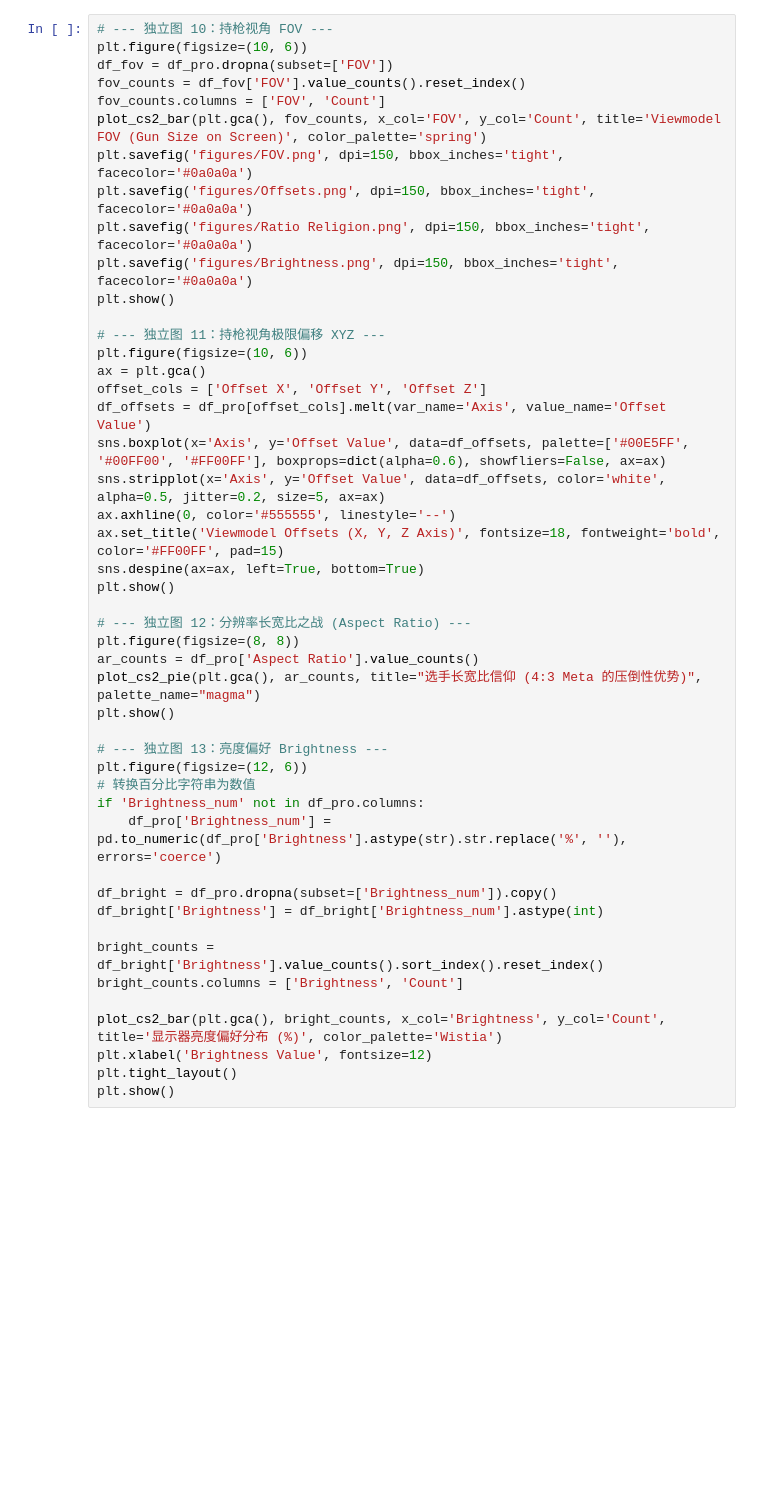
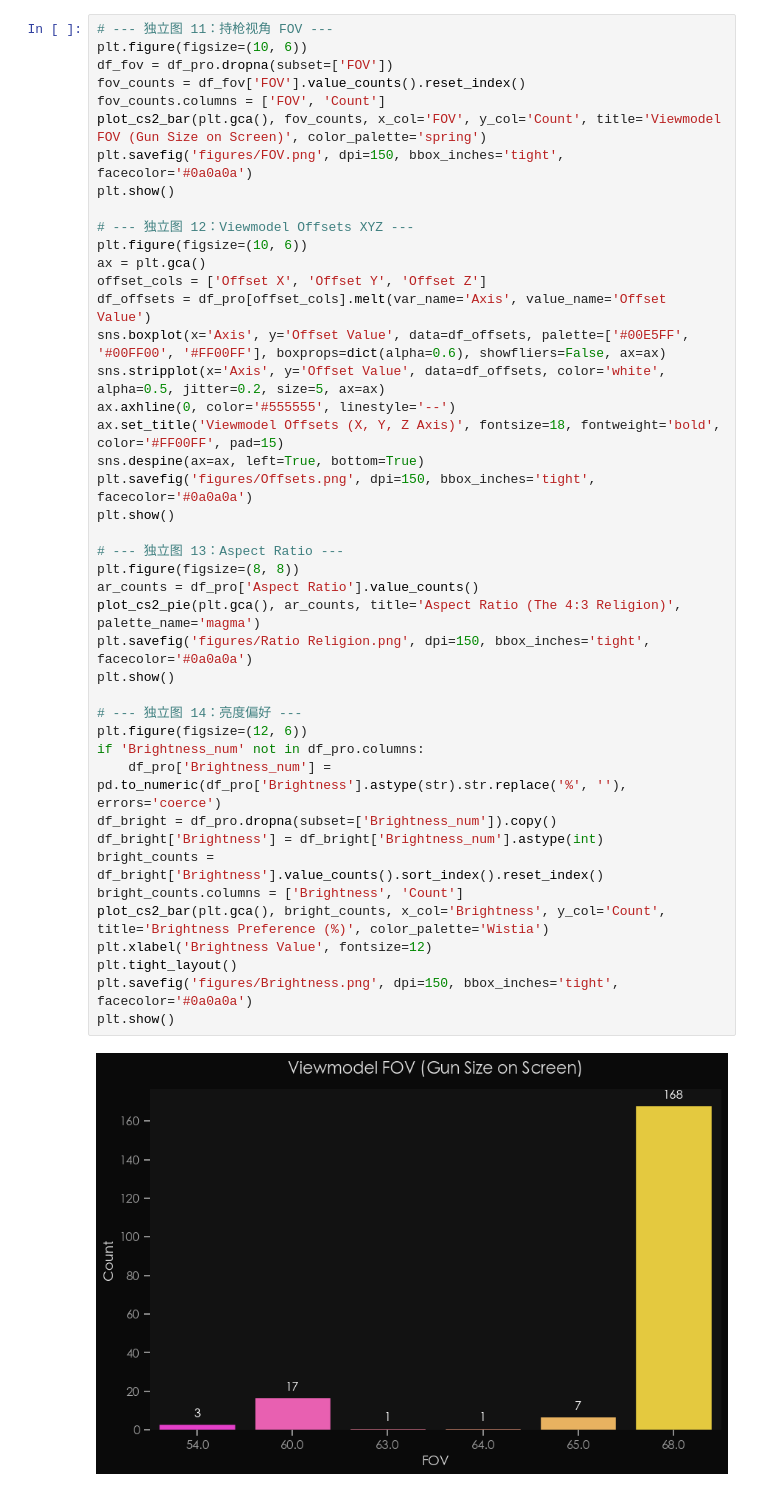
Before and after one commit to Starfie1d1272/CS2-Pro-Settings, a Jupyter notebook: 03_final_report.ipynb, the cells around one changed output. Cells and saved outputs as stored; diff of their text form; blank space fills up the shorter version.

```diff
--- a/03_final_report.ipynb
+++ b/03_final_report.ipynb
@@ -261,47 +272,45 @@ plt.show()
 # %%
-# --- 独立图 10：持枪视角 FOV ---
+# --- 独立图 11：持枪视角 FOV ---
 plt.figure(figsize=(10, 6))
 df_fov = df_pro.dropna(subset=['FOV'])
 fov_counts = df_fov['FOV'].value_counts().reset_index()
 fov_counts.columns = ['FOV', 'Count']
 plot_cs2_bar(plt.gca(), fov_counts, x_col='FOV', y_col='Count', title='Viewmodel FOV (Gun Size on Screen)', color_palette='spring')
 plt.savefig('figures/FOV.png', dpi=150, bbox_inches='tight', facecolor='#0a0a0a')
-plt.savefig('figures/Offsets.png', dpi=150, bbox_inches='tight', facecolor='#0a0a0a')
-plt.savefig('figures/Ratio Religion.png', dpi=150, bbox_inches='tight', facecolor='#0a0a0a')
-plt.savefig('figures/Brightness.png', dpi=150, bbox_inches='tight', facecolor='#0a0a0a')
 plt.show()
 
-# --- 独立图 11：持枪视角极限偏移 XYZ ---
+# --- 独立图 12：Viewmodel Offsets XYZ ---
 plt.figure(figsize=(10, 6))
 ax = plt.gca()
 offset_cols = ['Offset X', 'Offset Y', 'Offset Z']
 df_offsets = df_pro[offset_cols].melt(var_name='Axis', value_name='Offset Value')
 sns.boxplot(x='Axis', y='Offset Value', data=df_offsets, palette=['#00E5FF', '#00FF00', '#FF00FF'], boxprops=dict(alpha=0.6), showfliers=False, ax=ax)
 sns.stripplot(x='Axis', y='Offset Value', data=df_offsets, color='white', alpha=0.5, jitter=0.2, size=5, ax=ax)
 ax.axhline(0, color='#555555', linestyle='--')
 ax.set_title('Viewmodel Offsets (X, Y, Z Axis)', fontsize=18, fontweight='bold', color='#FF00FF', pad=15)
 sns.despine(ax=ax, left=True, bottom=True)
+plt.savefig('figures/Offsets.png', dpi=150, bbox_inches='tight', facecolor='#0a0a0a')
 plt.show()
 
-# --- 独立图 12：分辨率长宽比之战 (Aspect Ratio) ---
+# --- 独立图 13：Aspect Ratio ---
 plt.figure(figsize=(8, 8))
 ar_counts = df_pro['Aspect Ratio'].value_counts()
-plot_cs2_pie(plt.gca(), ar_counts, title="选手长宽比信仰 (4:3 Meta 的压倒性优势)", palette_name="magma")
+plot_cs2_pie(plt.gca(), ar_counts, title='Aspect Ratio (The 4:3 Religion)', palette_name='magma')
+plt.savefig('figures/Ratio Religion.png', dpi=150, bbox_inches='tight', facecolor='#0a0a0a')
 plt.show()
 
-# --- 独立图 13：亮度偏好 Brightness ---
+# --- 独立图 14：亮度偏好 ---
 plt.figure(figsize=(12, 6))
-# 转换百分比字符串为数值
 if 'Brightness_num' not in df_pro.columns:
     df_pro['Brightness_num'] = pd.to_numeric(df_pro['Brightness'].astype(str).str.replace('%', ''), errors='coerce')
-
 df_bright = df_pro.dropna(subset=['Brightness_num']).copy()
 df_bright['Brightness'] = df_bright['Brightness_num'].astype(int)
-
 bright_counts = df_bright['Brightness'].value_counts().sort_index().reset_index()
 bright_counts.columns = ['Brightness', 'Count']
-
-plot_cs2_bar(plt.gca(), bright_counts, x_col='Brightness', y_col='Count', title='显示器亮度偏好分布 (%)', color_palette='Wistia')
+plot_cs2_bar(plt.gca(), bright_counts, x_col='Brightness', y_col='Count', title='Brightness Preference (%)', color_palette='Wistia')
 plt.xlabel('Brightness Value', fontsize=12)
 plt.tight_layout()
+plt.savefig('figures/Brightness.png', dpi=150, bbox_inches='tight', facecolor='#0a0a0a')
 plt.show()
+# %% [output]
+[figure, added]
```
Also changed, not shown: parts of 9 cells of this notebook, 22 other files.
